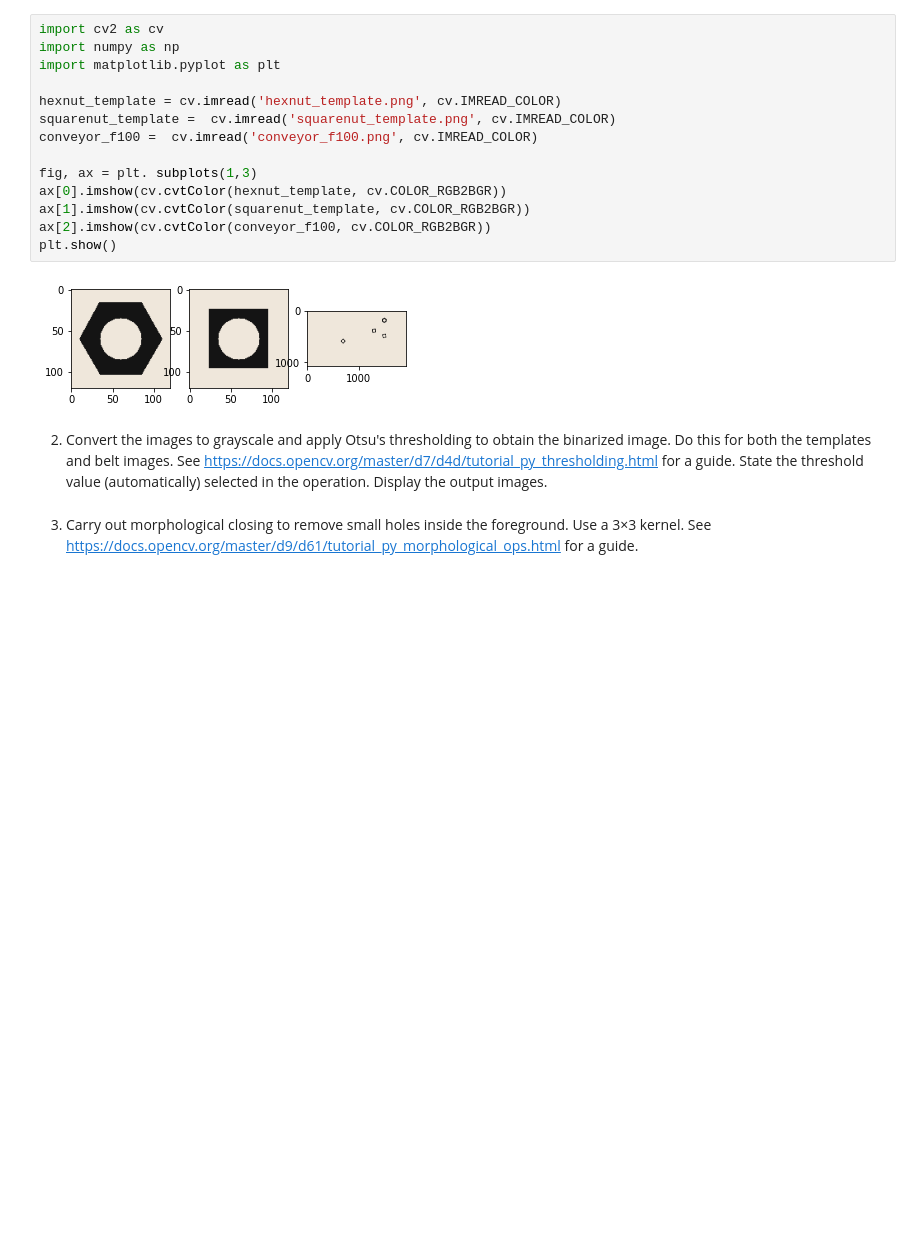
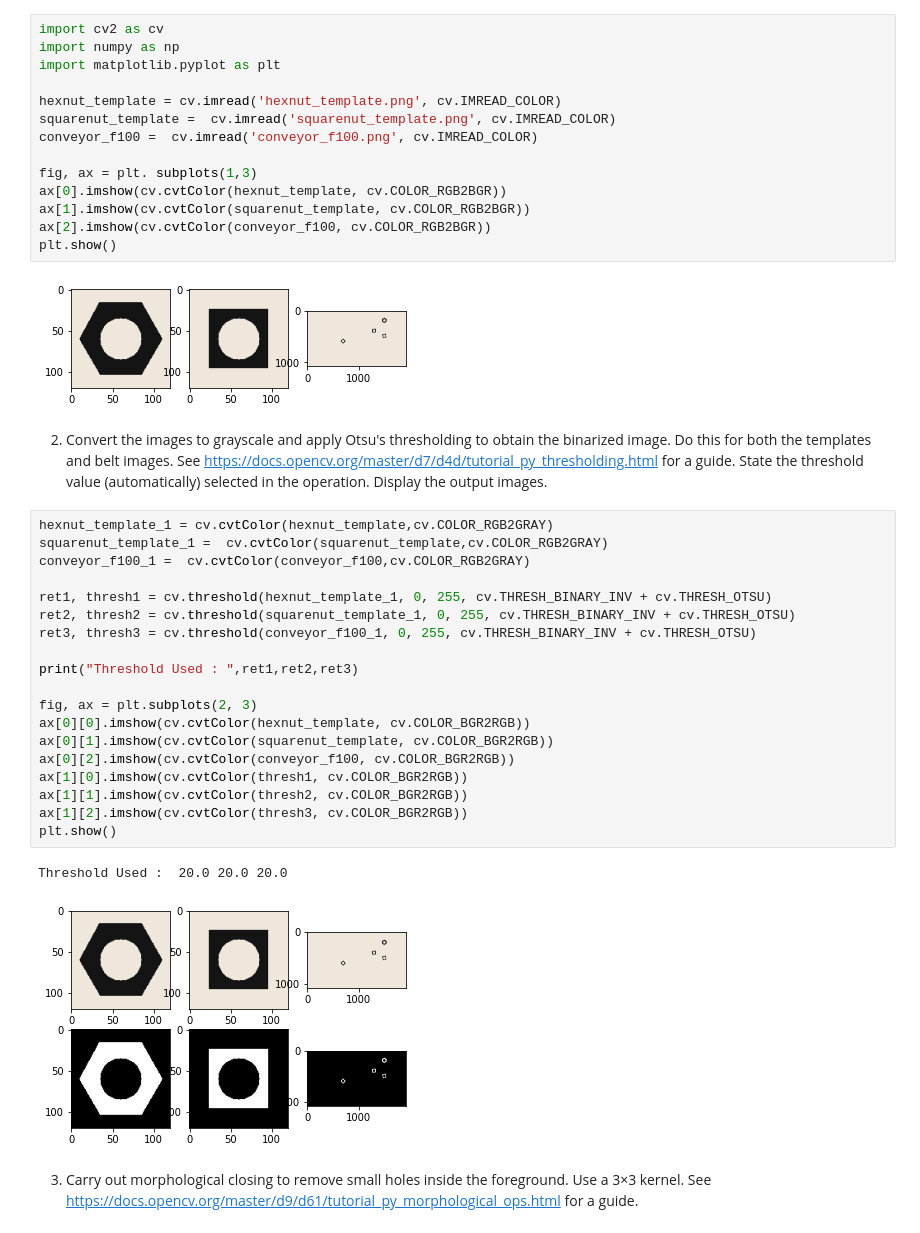
Before and after one commit to ayodyawkh/EN2550, a Jupyter notebook: Assignment_3/Assignment_3.ipynb, the cells around one changed output. Saved outputs shown, nothing was run; the diff lists cells and outputs as text; blank space fills up the shorter version.

```diff
--- a/Assignment_3/Assignment_3.ipynb
+++ b/Assignment_3/Assignment_3.ipynb
@@ -29,5 +30,27 @@ plt.show()
 [figure]
 # %% [markdown]
 2. Convert the images to grayscale and apply Otsu's thresholding to obtain the binarized image. Do this for both the templates and belt images. See https://docs.opencv.org/master/d7/d4d/tutorial_py_thresholding.html for a guide. State the threshold value (automatically) selected in the operation. Display the output images.
+# %%
+hexnut_template_1 = cv.cvtColor(hexnut_template,cv.COLOR_RGB2GRAY)
+squarenut_template_1 =  cv.cvtColor(squarenut_template,cv.COLOR_RGB2GRAY)
+conveyor_f100_1 =  cv.cvtColor(conveyor_f100,cv.COLOR_RGB2GRAY)
+
+ret1, thresh1 = cv.threshold(hexnut_template_1, 0, 255, cv.THRESH_BINARY_INV + cv.THRESH_OTSU)
+ret2, thresh2 = cv.threshold(squarenut_template_1, 0, 255, cv.THRESH_BINARY_INV + cv.THRESH_OTSU)
+ret3, thresh3 = cv.threshold(conveyor_f100_1, 0, 255, cv.THRESH_BINARY_INV + cv.THRESH_OTSU)
+
+print("Threshold Used : ",ret1,ret2,ret3)
+
+fig, ax = plt.subplots(2, 3)
+ax[0][0].imshow(cv.cvtColor(hexnut_template, cv.COLOR_BGR2RGB))
+ax[0][1].imshow(cv.cvtColor(squarenut_template, cv.COLOR_BGR2RGB))
+ax[0][2].imshow(cv.cvtColor(conveyor_f100, cv.COLOR_BGR2RGB))
+ax[1][0].imshow(cv.cvtColor(thresh1, cv.COLOR_BGR2RGB))
+ax[1][1].imshow(cv.cvtColor(thresh2, cv.COLOR_BGR2RGB))
+ax[1][2].imshow(cv.cvtColor(thresh3, cv.COLOR_BGR2RGB))
+plt.show()
+# %% [output]
+Threshold Used :  20.0 20.0 20.0
+[figure, added]
 # %% [markdown]
 3. Carry out morphological closing to remove small holes inside the foreground. Use a 3×3 kernel. See https://docs.opencv.org/master/d9/d61/tutorial_py_morphological_ops.html for a guide.
```
Also changed, not shown: parts of 2 cells of this notebook.
